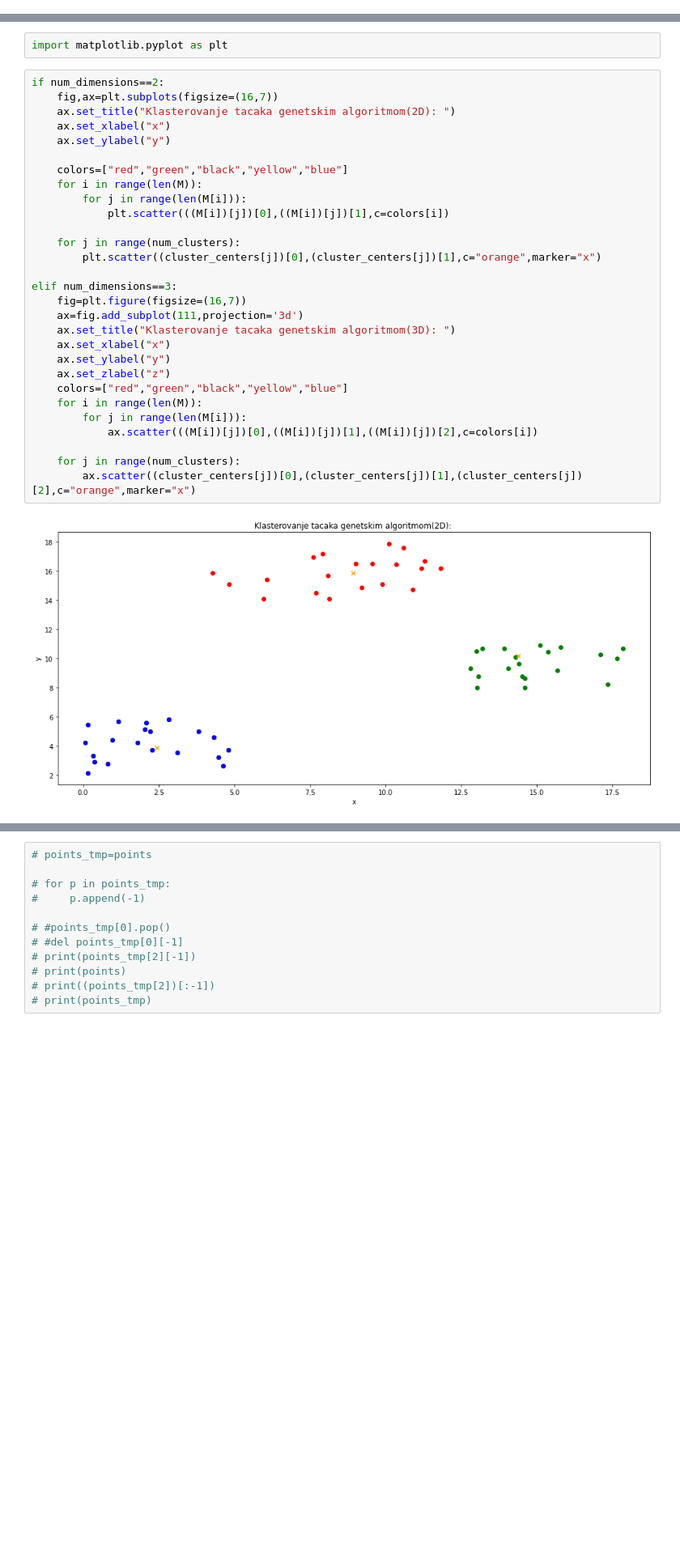
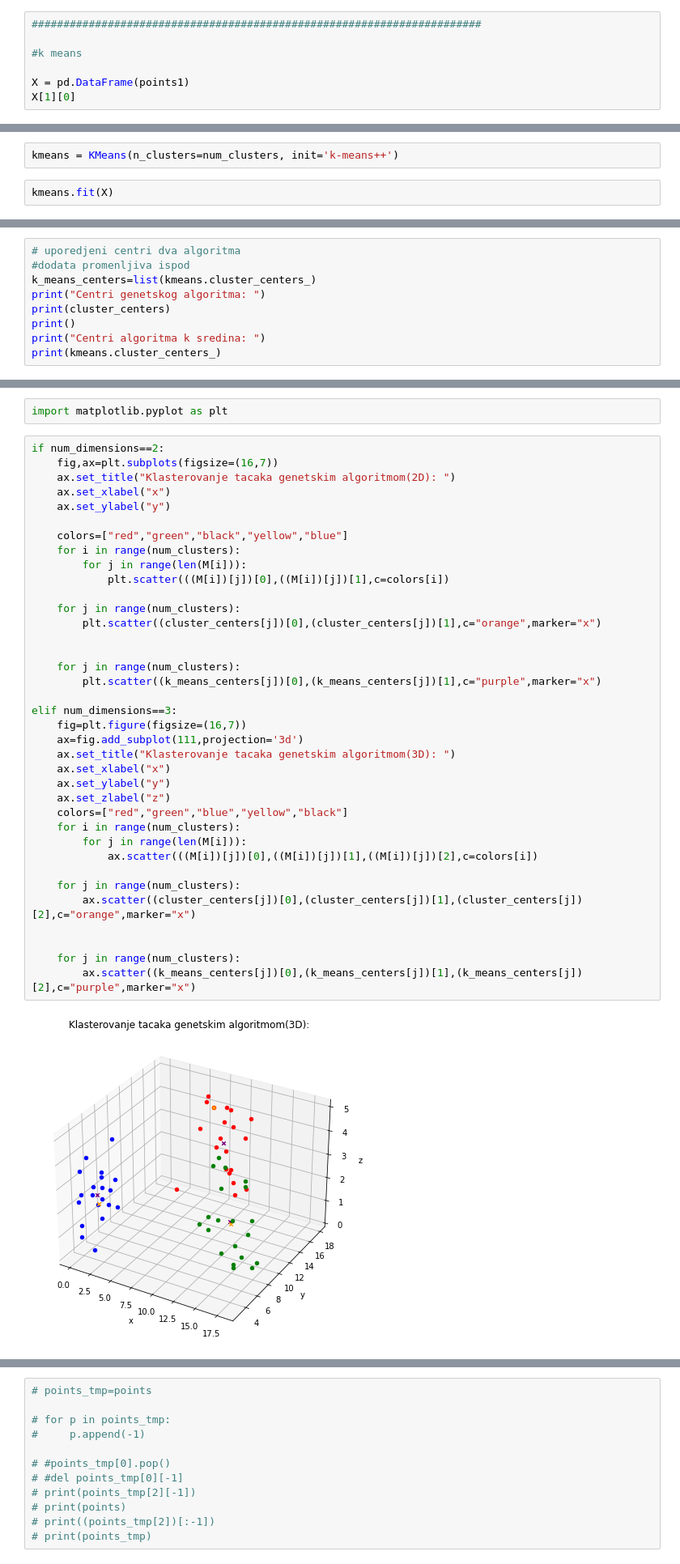
Before and after one commit to erminskrijelj/RI_projekat, a Jupyter notebook: riprojekat.ipynb, the cells around one changed output, grey strips where cells are left out. Shown: that part at 81% size. Cells and saved outputs as stored; diff of their text form; blank space fills up the shorter version.

Commit message:
Kmeans function + kmeans and ga centers comparisom

```diff
--- a/riprojekat.ipynb
+++ b/riprojekat.ipynb
@@ -338,0 +409,7 @@ M[0]
+# %%
+#######################################################################
+
+#k means
+
+X = pd.DataFrame(points1)
+X[1][0]
@@ -338,0 +441,4 @@ M[0]
+# %%
+kmeans = KMeans(n_clusters=num_clusters, init='k-means++')
+# %%
+kmeans.fit(X)
@@ -338,0 +463,9 @@ M[0]
+# %%
+# uporedjeni centri dva algoritma
+#dodata promenljiva ispod
+k_means_centers=list(kmeans.cluster_centers_)
+print("Centri genetskog algoritma: ")
+print(cluster_centers)
+print()
+print("Centri algoritma k sredina: ")
+print(kmeans.cluster_centers_)
@@ -343,31 +484,39 @@ import matplotlib.pyplot as plt
 # %%
 if num_dimensions==2:
     fig,ax=plt.subplots(figsize=(16,7))
     ax.set_title("Klasterovanje tacaka genetskim algoritmom(2D): ")
     ax.set_xlabel("x")
     ax.set_ylabel("y")
 
     colors=["red","green","black","yellow","blue"]
-    for i in range(len(M)):
+    for i in range(num_clusters):
         for j in range(len(M[i])):
             plt.scatter(((M[i])[j])[0],((M[i])[j])[1],c=colors[i])
 
     for j in range(num_clusters):
         plt.scatter((cluster_centers[j])[0],(cluster_centers[j])[1],c="orange",marker="x")
+
+
+    for j in range(num_clusters):
+        plt.scatter((k_means_centers[j])[0],(k_means_centers[j])[1],c="purple",marker="x")
 
 elif num_dimensions==3:
     fig=plt.figure(figsize=(16,7))
     ax=fig.add_subplot(111,projection='3d')
     ax.set_title("Klasterovanje tacaka genetskim algoritmom(3D): ")
     ax.set_xlabel("x")
     ax.set_ylabel("y")
     ax.set_zlabel("z")
-    colors=["red","green","black","yellow","blue"]
-    for i in range(len(M)):
+    colors=["red","green","blue","yellow","black"]
+    for i in range(num_clusters):
         for j in range(len(M[i])):
             ax.scatter(((M[i])[j])[0],((M[i])[j])[1],((M[i])[j])[2],c=colors[i])
 
     for j in range(num_clusters):
         ax.scatter((cluster_centers[j])[0],(cluster_centers[j])[1],(cluster_centers[j])[2],c="orange",marker="x")
+
+
+    for j in range(num_clusters):
+        ax.scatter((k_means_centers[j])[0],(k_means_centers[j])[1],(k_means_centers[j])[2],c="purple",marker="x")
 # %% [output]
-[figure, old version]
+[figure, new version]
```
Also changed, not shown: parts of 26 cells of this notebook.
